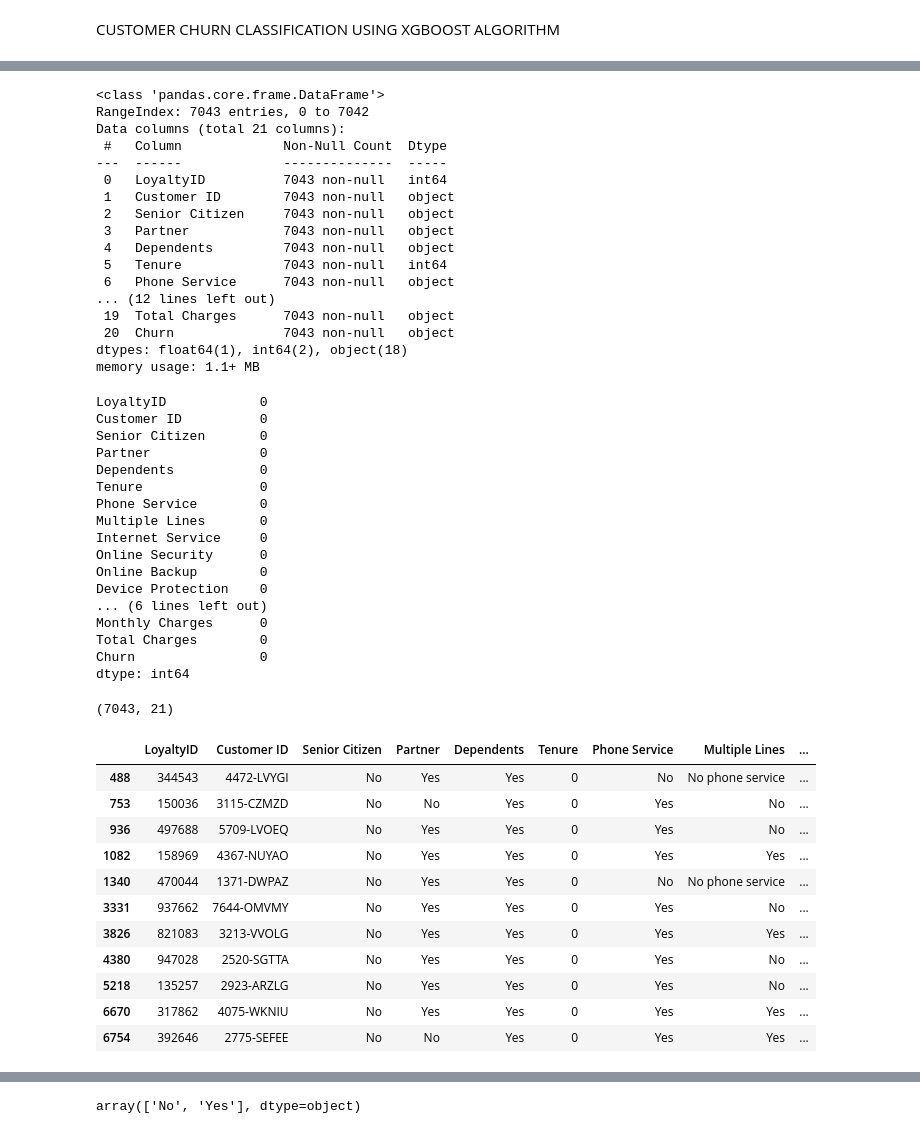
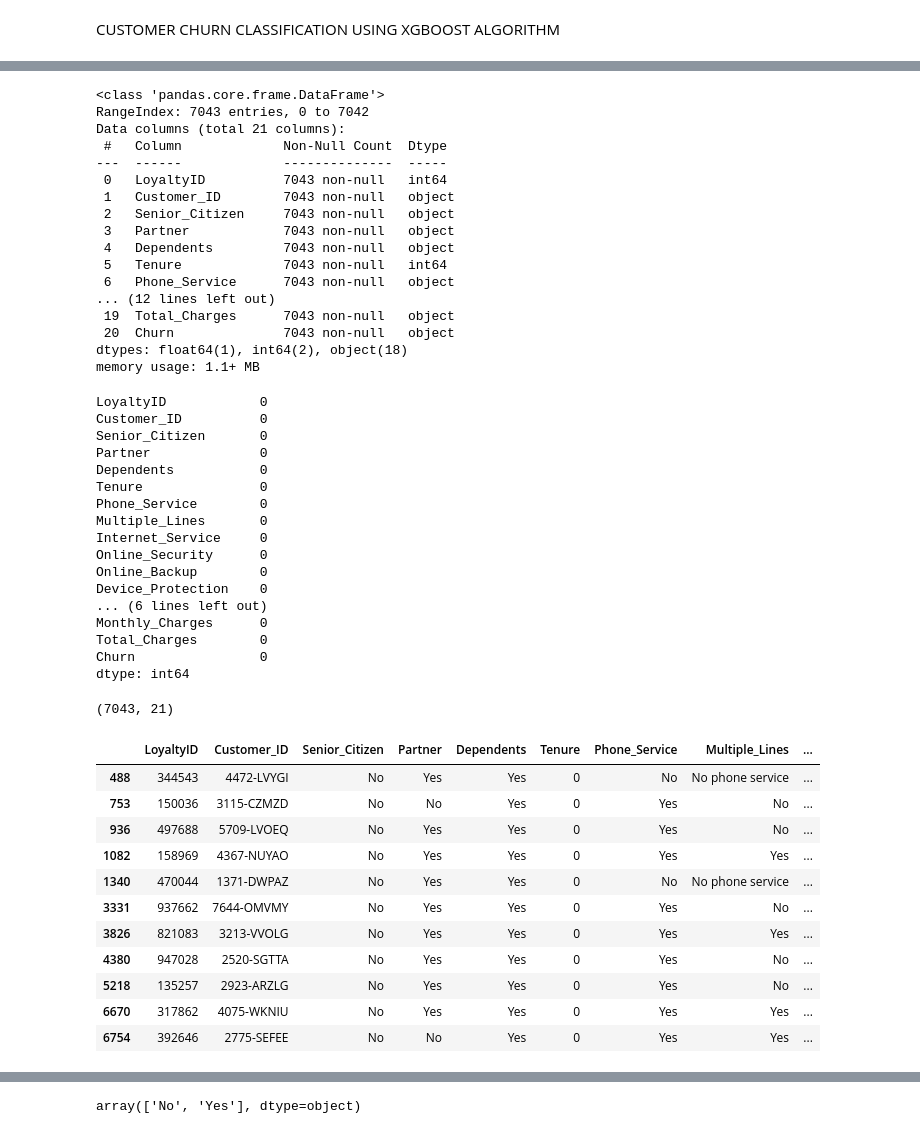
Before and after one commit to HarshavardhanBhupathi/Data-science, a Jupyter notebook: Customer_churn_classification.ipynb, the cells around one changed output, grey strips where cells are left out. Cells and saved outputs as stored; diff of their text form; code cells hidden in the pictures.

```diff
--- a/Customer_churn_classification.ipynb
+++ b/Customer_churn_classification.ipynb
@@ -32,3 +16,5 @@ cc
+# %%
+cc.rename(columns = lambda x: x.replace(' ', '_'), inplace=True)
 # %%
 cc.info()
 # %% [output]
@@ -38,14 +24,14 @@ Data columns (total 21 columns):
  #   Column             Non-Null Count  Dtype
 ---  ------             --------------  -----
  0   LoyaltyID          7043 non-null   int64
- 1   Customer ID        7043 non-null   object
- 2   Senior Citizen     7043 non-null   object
+ 1   Customer_ID        7043 non-null   object
+ 2   Senior_Citizen     7043 non-null   object
  3   Partner            7043 non-null   object
  4   Dependents         7043 non-null   object
  5   Tenure             7043 non-null   int64
- 6   Phone Service      7043 non-null   object
+ 6   Phone_Service      7043 non-null   object
 ... (12 lines left out)
- 19  Total Charges      7043 non-null   object
+ 19  Total_Charges      7043 non-null   object
  20  Churn              7043 non-null   object
 dtypes: float64(1), int64(2), object(18)
 memory usage: 1.1+ MB
@@ -53,20 +39,20 @@ memory usage: 1.1+ MB
 cc.isnull().sum()
 # %% [output]
 LoyaltyID            0
-Customer ID          0
-Senior Citizen       0
+Customer_ID          0
+Senior_Citizen       0
 Partner              0
 Dependents           0
 Tenure               0
-Phone Service        0
-Multiple Lines       0
-Internet Service     0
-Online Security      0
-Online Backup        0
-Device Protection    0
+Phone_Service        0
+Multiple_Lines       0
+Internet_Service     0
+Online_Security      0
+Online_Backup        0
+Device_Protection    0
 ... (6 lines left out)
-Monthly Charges      0
-Total Charges        0
+Monthly_Charges      0
+Total_Charges        0
 Churn                0
 dtype: int64
 # %%
@@ -74,9 +60,9 @@ cc.shape
 # %% [output]
 (7043, 21)
 # %%
-cc.loc[cc['Total Charges']==' ']
+cc.loc[cc['Total_Charges']==' ']
 # %% [output]
-|  | LoyaltyID | Customer ID | Senior Citizen | Partner | Dependents | Tenure | Phone Service | Multiple Lines | ... |
+|  | LoyaltyID | Customer_ID | Senior_Citizen | Partner | Dependents | Tenure | Phone_Service | Multiple_Lines | ... |
 | 488 | 344543 | 4472-LVYGI | No | Yes | Yes | 0 | No | No phone service | ... |
 | 753 | 150036 | 3115-CZMZD | No | No | Yes | 0 | Yes | No | ... |
 | 936 | 497688 | 5709-LVOEQ | No | Yes | Yes | 0 | Yes | No | ... |
```
Also changed, not shown: parts of 41 cells of this notebook.
